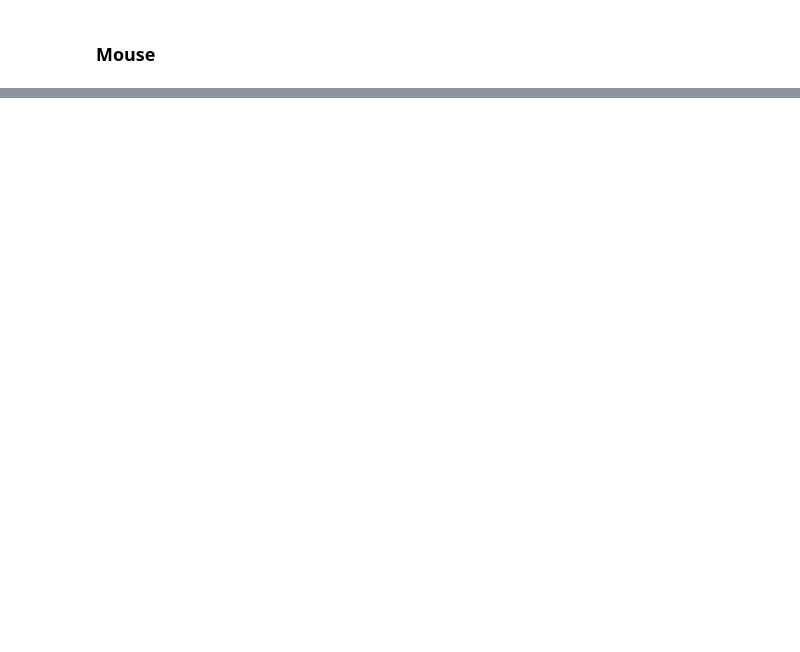
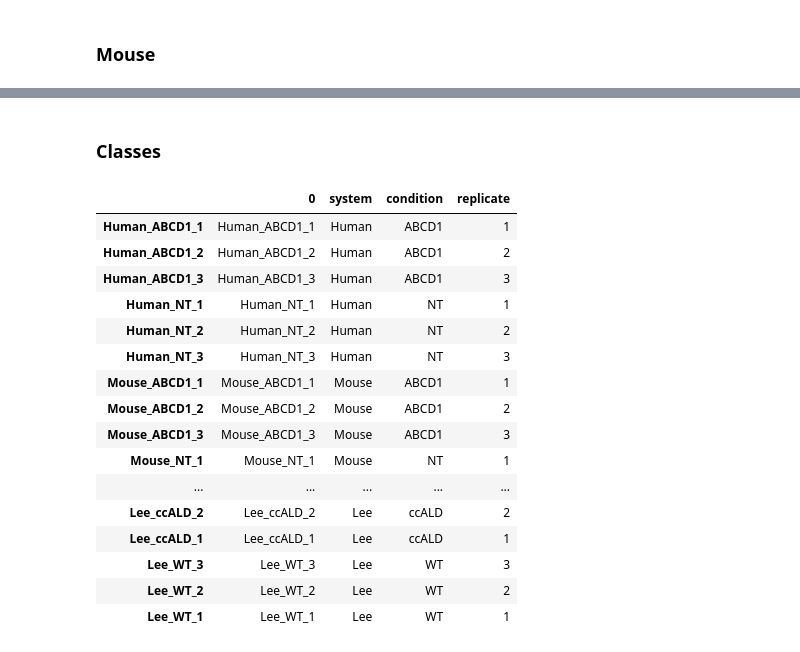
Before and after one commit to Musolino-Lab/ABCD1-KO-Transcriptome, a Jupyter notebook: Serialize_DESeq_Data_to_JSON.ipynb, the cells around one changed output, grey strips where cells are left out. Drawn from its saved outputs; the diff is of its cells as text; code cells hidden in the pictures; blank space fills up the shorter version.

```diff
--- a/Serialize_DESeq_Data_to_JSON.ipynb
+++ b/Serialize_DESeq_Data_to_JSON.ipynb
@@ -182,0 +186,5 @@ serialize(merged, 'merged_counts')
+# %%
+mouse.index = mouse.index.str.upper()
+# %%
+merged = pd.concat([human, mouse, lee], axis=1, sort=True).dropna(how='all', subset=["Human_ABCD1_1", "Human_ABCD1_2", "Human_ABCD1_3", "Human_NT_1", "Human_NT_2", "Human_NT_3"])
+merged.head()
@@ -182,0 +200,24 @@ serialize(merged, 'merged_counts')
+# %% [markdown]
+### Classes
+# %%
+classes = merged.columns.to_frame()
+classes['system'], classes['condition'], classes['replicate'] = classes[0].str.split('_').str
+classes
+# %% [output]
+|  | 0 | system | condition | replicate |
+| Human_ABCD1_1 | Human_ABCD1_1 | Human | ABCD1 | 1 |
+| Human_ABCD1_2 | Human_ABCD1_2 | Human | ABCD1 | 2 |
+| Human_ABCD1_3 | Human_ABCD1_3 | Human | ABCD1 | 3 |
+| Human_NT_1 | Human_NT_1 | Human | NT | 1 |
+| Human_NT_2 | Human_NT_2 | Human | NT | 2 |
+| Human_NT_3 | Human_NT_3 | Human | NT | 3 |
+| Mouse_ABCD1_1 | Mouse_ABCD1_1 | Mouse | ABCD1 | 1 |
+| Mouse_ABCD1_2 | Mouse_ABCD1_2 | Mouse | ABCD1 | 2 |
+| Mouse_ABCD1_3 | Mouse_ABCD1_3 | Mouse | ABCD1 | 3 |
+| Mouse_NT_1 | Mouse_NT_1 | Mouse | NT | 1 |
+| ... | ... | ... | ... | ... |
+| Lee_ccALD_2 | Lee_ccALD_2 | Lee | ccALD | 2 |
+| Lee_ccALD_1 | Lee_ccALD_1 | Lee | ccALD | 1 |
+| Lee_WT_3 | Lee_WT_3 | Lee | WT | 3 |
+| Lee_WT_2 | Lee_WT_2 | Lee | WT | 2 |
+| Lee_WT_1 | Lee_WT_1 | Lee | WT | 1 |
```
Also changed, not shown: parts of 8 cells of this notebook, 12 other files.
